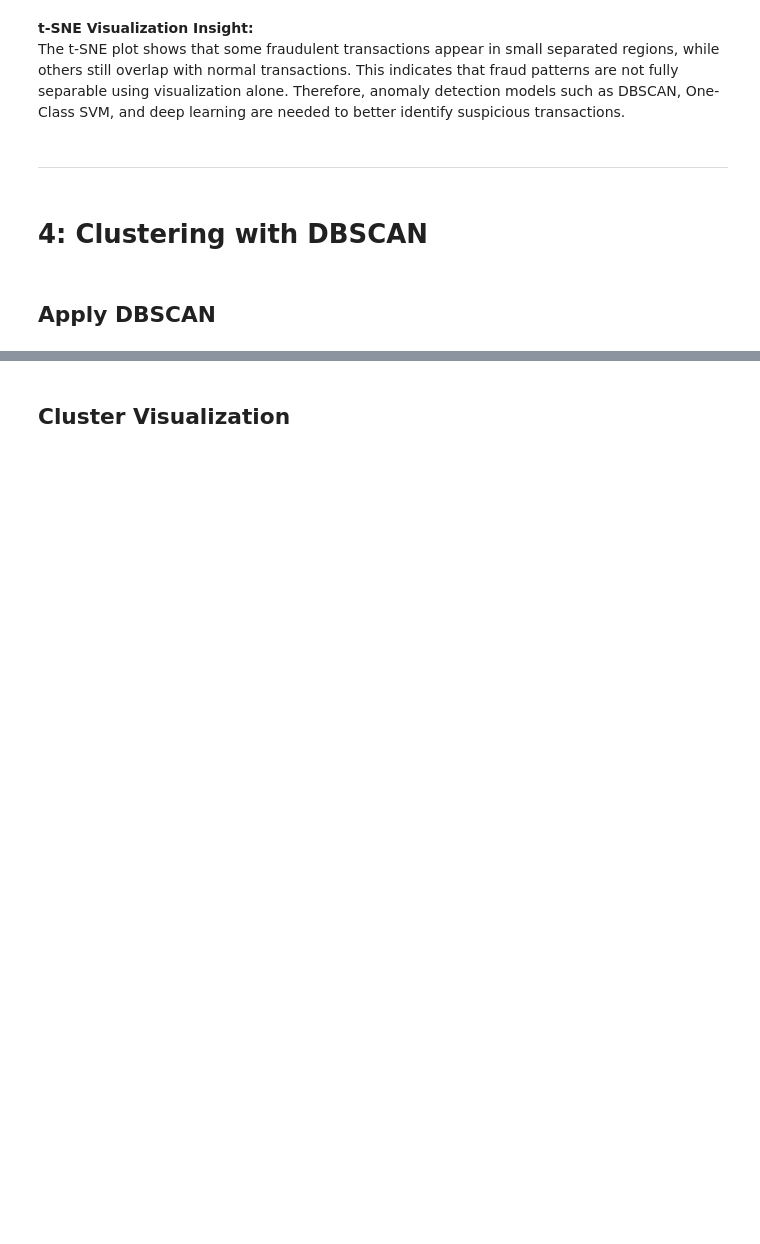
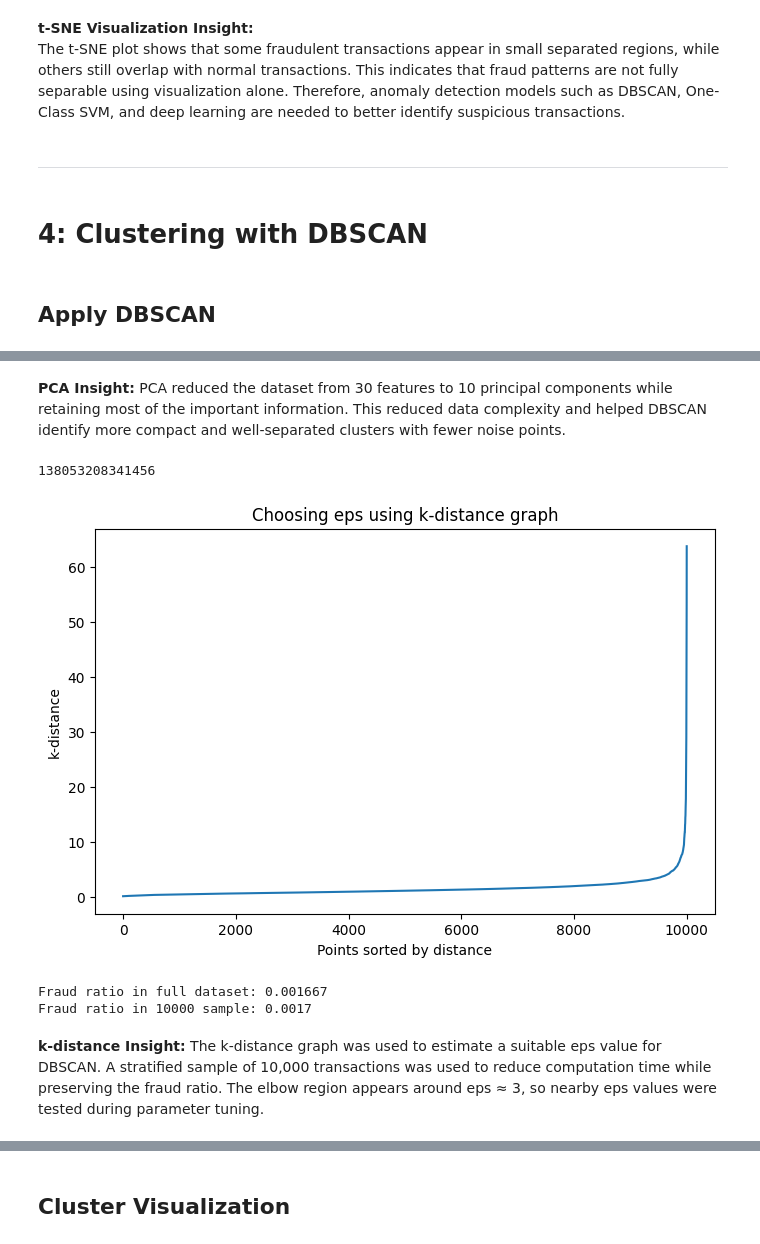
Before and after one commit to DOHA-BASEM3/FINAL-PROJECT, a Jupyter notebook: Ghena_Preprocessing_PCA_tSNE.ipynb, the cells around one changed output, grey strips where cells are left out. Saved outputs shown, nothing was run; the diff lists cells and outputs as text; code cells hidden in the pictures; blank space fills up the shorter version.

```diff
--- a/Ghena_Preprocessing_PCA_tSNE.ipynb
+++ b/Ghena_Preprocessing_PCA_tSNE.ipynb
@@ -575 +576,66 @@ from sklearn.metrics import davies_bouldin_score
+# %% [markdown]
+**PCA Insight:**
+PCA reduced the dataset from 30 features to 10 principal components while retaining most of the important information. This reduced data complexity and helped DBSCAN identify more compact and well-separated clusters with fewer noise points.
+# %%
+# ==============================
+# k-distance Graph for eps Selection
+# ==============================
+
+# A stratified sample of 10,000 transactions is selected
+# to reduce computational cost while preserving the fraud ratio.
+
+# The k-distance graph is used to estimate a suitable eps value
+# for DBSCAN by identifying the elbow point in the sorted distances.
+
+# min_samples is set to 10 for neighbor distance computation.
+
+X_dbscan_sample, _, y_dbscan_sample, _ = train_test_split(
+    X_pca_final,
+    y,
+    train_size=10000,
+    stratify=y,
+    random_state=42
+)
+min_samples = 10
+
+neighbors = NearestNeighbors(
+    n_neighbors=min_samples,
+    algorithm='ball_tree'
+)
+
+neighbors_fit = neighbors.fit(X_dbscan_sample)
+
+distances, indices = neighbors_fit.kneighbors(X_dbscan_sample)
+
+distances = np.sort(distances[:, -1])
+
+plt.figure(figsize=(8,5))
+
+plt.plot(distances)
+
+plt.xlabel("Points sorted by distance")
+plt.ylabel("k-distance")
+
+plt.title("Choosing eps using k-distance graph")
+print(id(X_dbscan_sample))
+plt.show()
+# Fraud ratio comparison
+
+full_fraud_ratio = y.mean()
+
+sample_fraud_ratio = y_dbscan_sample.mean()
+
+print("Fraud ratio in full dataset:",
+      round(full_fraud_ratio, 6))
+
+print("Fraud ratio in 10000 sample:",
+      round(sample_fraud_ratio, 6))
+# %% [output]
+138053208341456
+[figure, added]
+Fraud ratio in full dataset: 0.001667
+Fraud ratio in 10000 sample: 0.0017
+# %% [markdown]
+**k-distance Insight:**
+The k-distance graph was used to estimate a suitable eps value for DBSCAN. A stratified sample of 10,000 transactions was used to reduce computation time while preserving the fraud ratio. The elbow region appears around eps ≈ 3, so nearby eps values were tested during parameter tuning.
 # %%
```
Also changed, not shown: parts of 26 cells of this notebook.
